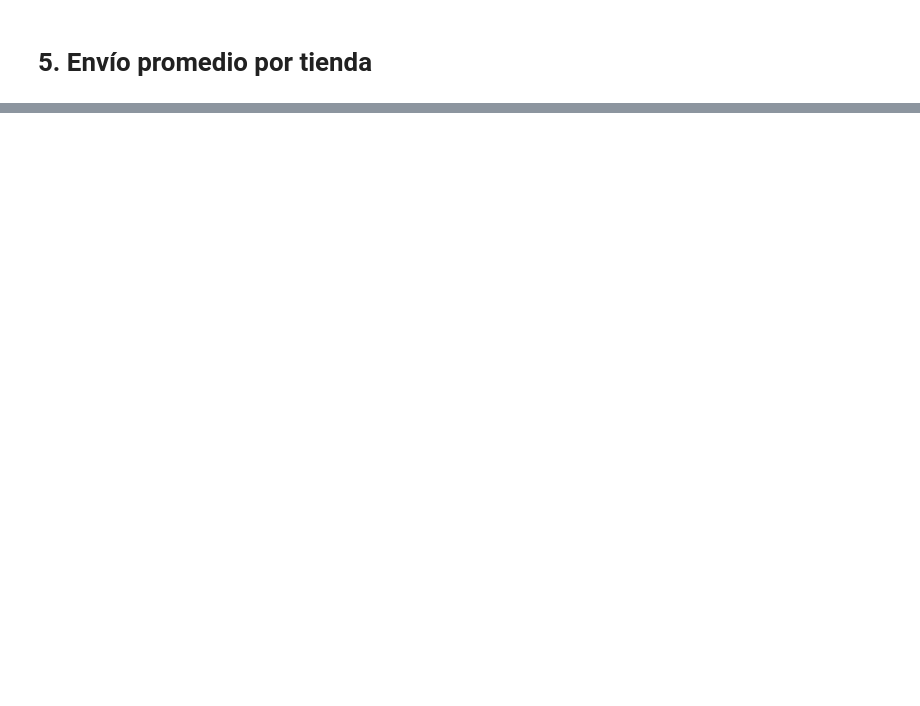
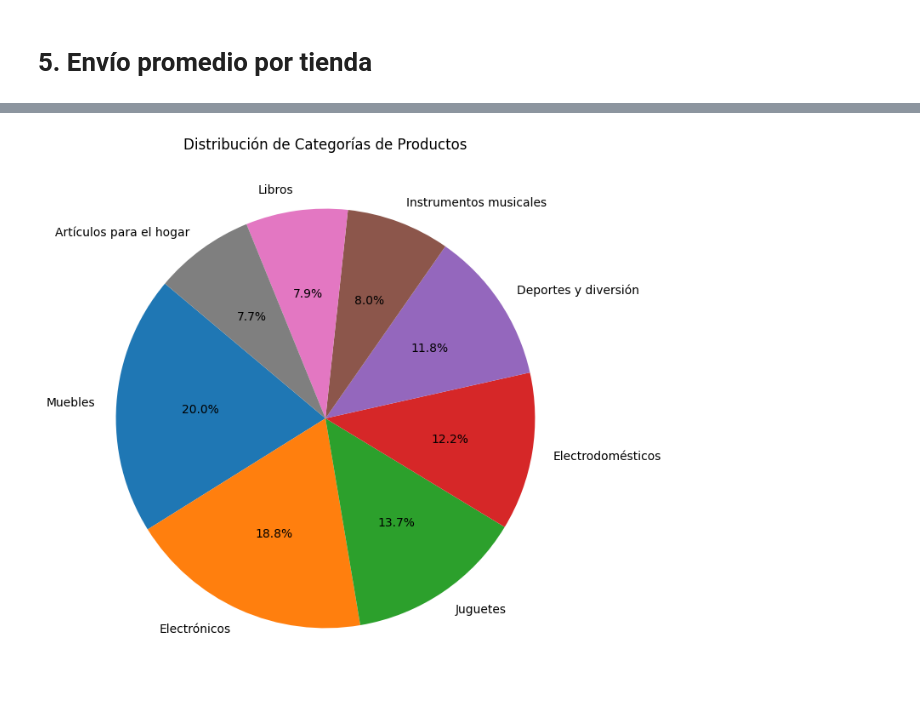
Before and after one commit to dairxp/challenge-data-science-latam, a Jupyter notebook: AluraStoreLatam.ipynb, the cells around one changed output, grey strips where cells are left out. Cells and saved outputs as stored; diff of their text form; code cells hidden in the pictures; blank space fills up the shorter version.

```diff
--- a/AluraStoreLatam.ipynb
+++ b/AluraStoreLatam.ipynb
@@ -134,0 +200,14 @@ Calificación promedio Tienda 4: 4.00
+# %%
+# Calculo de distribución de categorías de productos
+distribucion_categorias = pd.concat([tienda1, tienda2, tienda3, tienda4])['Categoría del Producto'].value_counts()
+
+# Gráfico de barras para ingresos totales por tienda
+tiendas = ['Tienda 1', 'Tienda 2', 'Tienda 3', 'Tienda 4']
+ingresos = [ingreso1, ingreso2, ingreso3, ingreso4]
+
+plt.figure(figsize=(10, 6))
+plt.bar(tiendas, ingresos, color=['blue', 'green', 'red', 'purple'])
+plt.title('Ingresos Totales por Tienda')
+plt.xlabel('Tienda')
+plt.ylabel('Ingresos Totales')
+plt.show()
@@ -134,0 +227,8 @@ Calificación promedio Tienda 4: 4.00
+# %%
+# Gráfico de pastel para distribución de categorías de productos
+plt.figure(figsize=(8, 8))
+plt.pie(distribucion_categorias, labels=distribucion_categorias.index, autopct='%1.1f%%', startangle=140)
+plt.title('Distribución de Categorías de Productos')
+plt.show()
+# %% [output]
+[figure, added]
```
Also changed, not shown: parts of 20 cells of this notebook.
